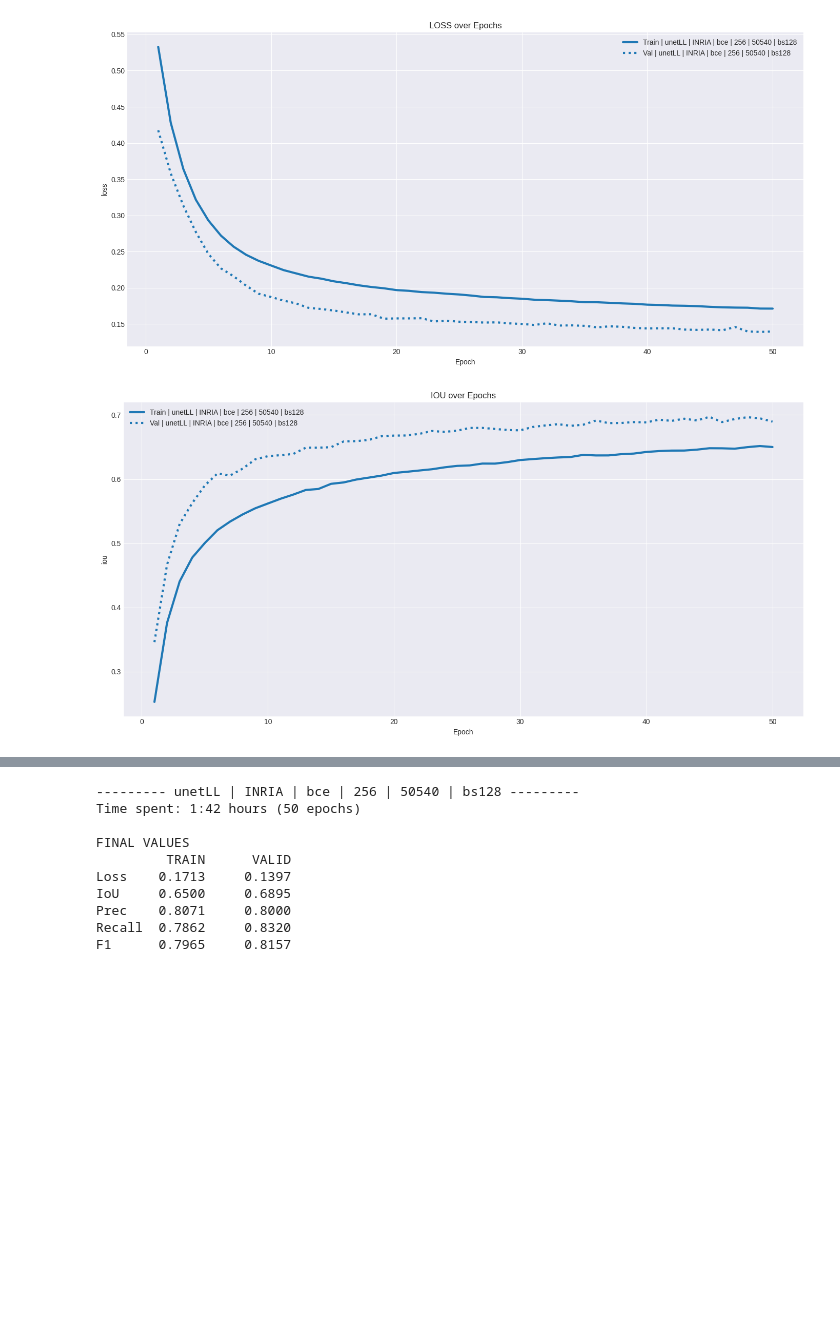
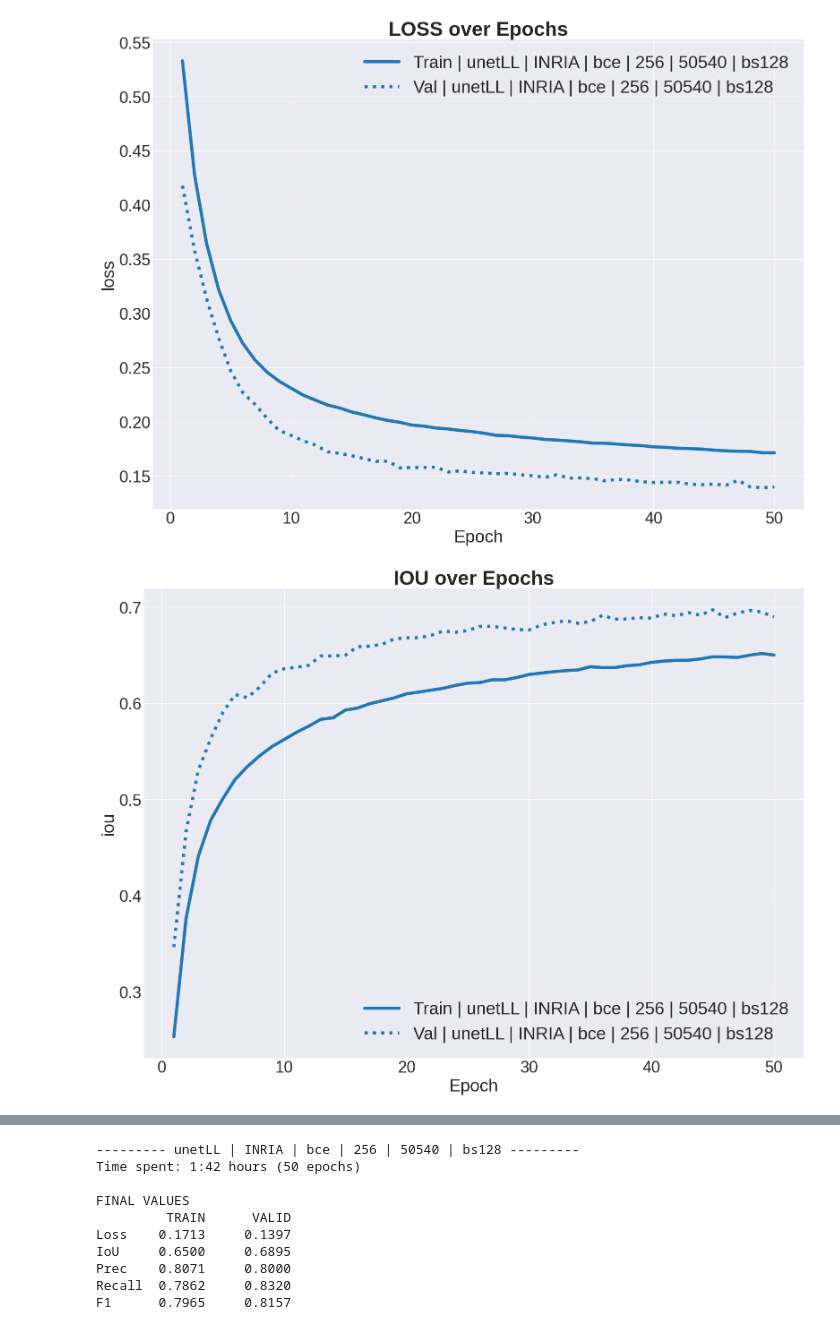
Before and after one commit to corvino1342/BuildingsExtraction, a Jupyter notebook: notebooks/metrics_evaluation.ipynb, the cells around one changed output, grey strips where cells are left out. Cells and saved outputs as stored; diff of their text form; code cells hidden in the pictures; blank space fills up the shorter version.

```diff
--- a/notebooks/metrics_evaluation.ipynb
+++ b/notebooks/metrics_evaluation.ipynb
@@ -47,74 +71,41 @@ models = [
 # %%
-runs = {}
-
-for model in models:
-    path = f"{runs_path}/{model}/metrics.csv"
-    df = pd.read_csv(path)
-
-    # df = df[df['epoch'] <= 60]
-
-    # numeric conversion
-    numeric_cols = [
-        "train_precision", "train_recall",
-        "val_precision", "val_recall"
-    ]
-    columns_to_smooth=[
-            "train_loss", "val_loss",
-            "train_iou", "val_iou",
-            "train_precision", "val_precision",
-            "train_recall", "val_recall"
-    ]
-    # df = NOTCheating(df, columns_to_smooth=columns_to_smooth, window_size=5, threshold=1)
-
-    for col in numeric_cols:
-        df[col] = pd.to_numeric(df[col], errors="coerce")
-
-    # compute F1
-    df['train_f1'] = 2 * df['train_precision'] * df['train_recall'] / (
-        df['train_precision'] + df['train_recall'] + 1e-8
-    )
-
-    df['val_f1'] = 2 * df['val_precision'] * df['val_recall'] / (
-        df['val_precision'] + df['val_recall'] + 1e-8
-    )
-
-    runs[model] = df
-
 for metric in METRICS:
 
-    plt.figure(figsize=(14,7))
+    plt.figure(figsize=(16,12))
 
     for idx, model in enumerate(models):
 
         df = runs[model]
         short = ShortModelName(model)
 
         plt.plot(
             df["epoch"],
             df[f"train_{metric}"],
             color=COLORS[idx],
-            linewidth=3,
+            linewidth=5,
             linestyle='-',
             label=f"Train | {short}"
         )
 
         plt.plot(
             df["epoch"],
             df[f"val_{metric}"],
             color=COLORS[idx],
-            linewidth=3,
+            linewidth=5,
             linestyle=':',
             label=f"Val | {short}"
         )
 
-    plt.title(f"{metric.upper()} over Epochs")
-    plt.xlabel("Epoch")
-    plt.ylabel(metric)
-    plt.legend()
+    plt.title(f"{metric.upper()} over Epochs", fontsize=32, fontweight='bold')
+    plt.xlabel("Epoch", fontsize=28)
+    plt.ylabel(metric, fontsize=28)
+    plt.xticks(fontsize=26)
+    plt.yticks(fontsize=26)
+    plt.legend(fontsize=28, loc='best')
     plt.tight_layout()
     # plt.savefig(f"/home/antoniocorvino/Projects/BuildingsExtraction/runs/{model}/{metric}.png")
 
     plt.show()
 # %% [output]
-[figure, old version]
+[figure, new version]
-[figure, old version]
+[figure, new version]
```
Also changed, not shown: parts of 2 cells of this notebook, 5 other files.
